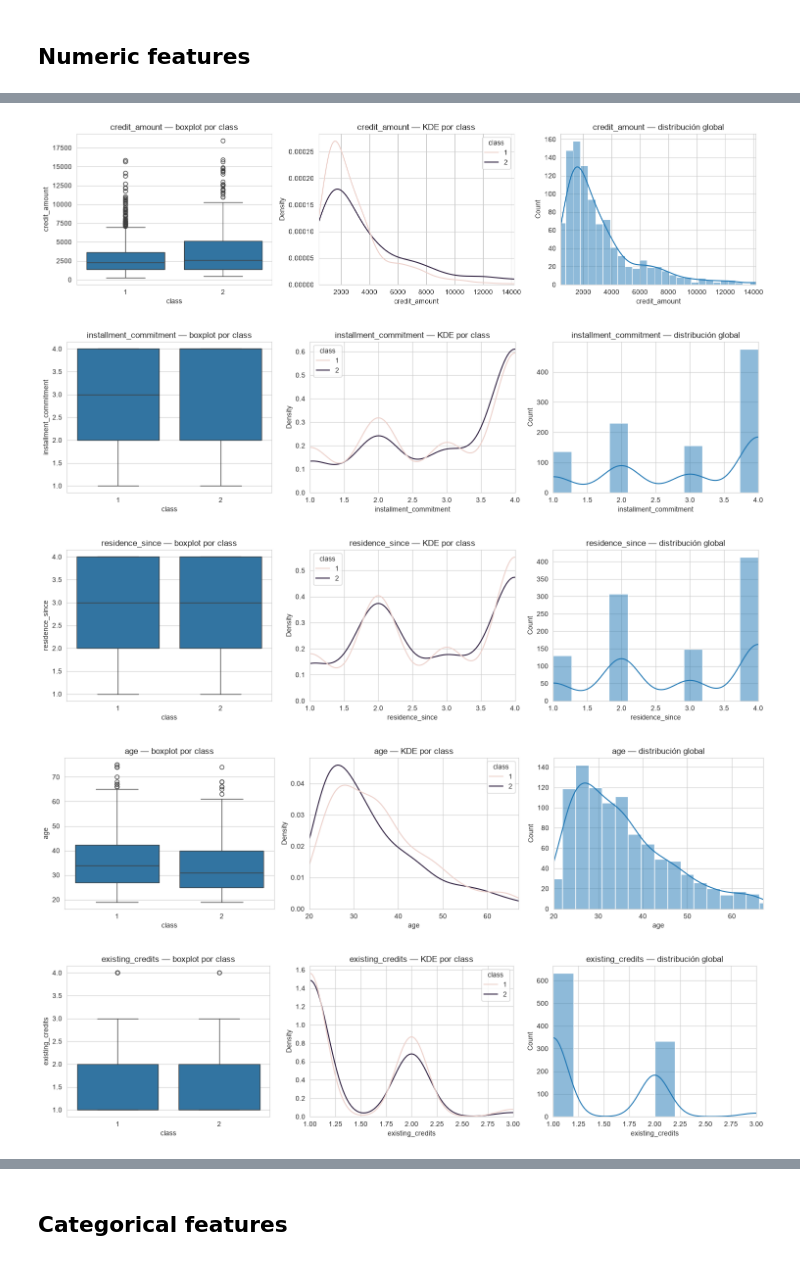
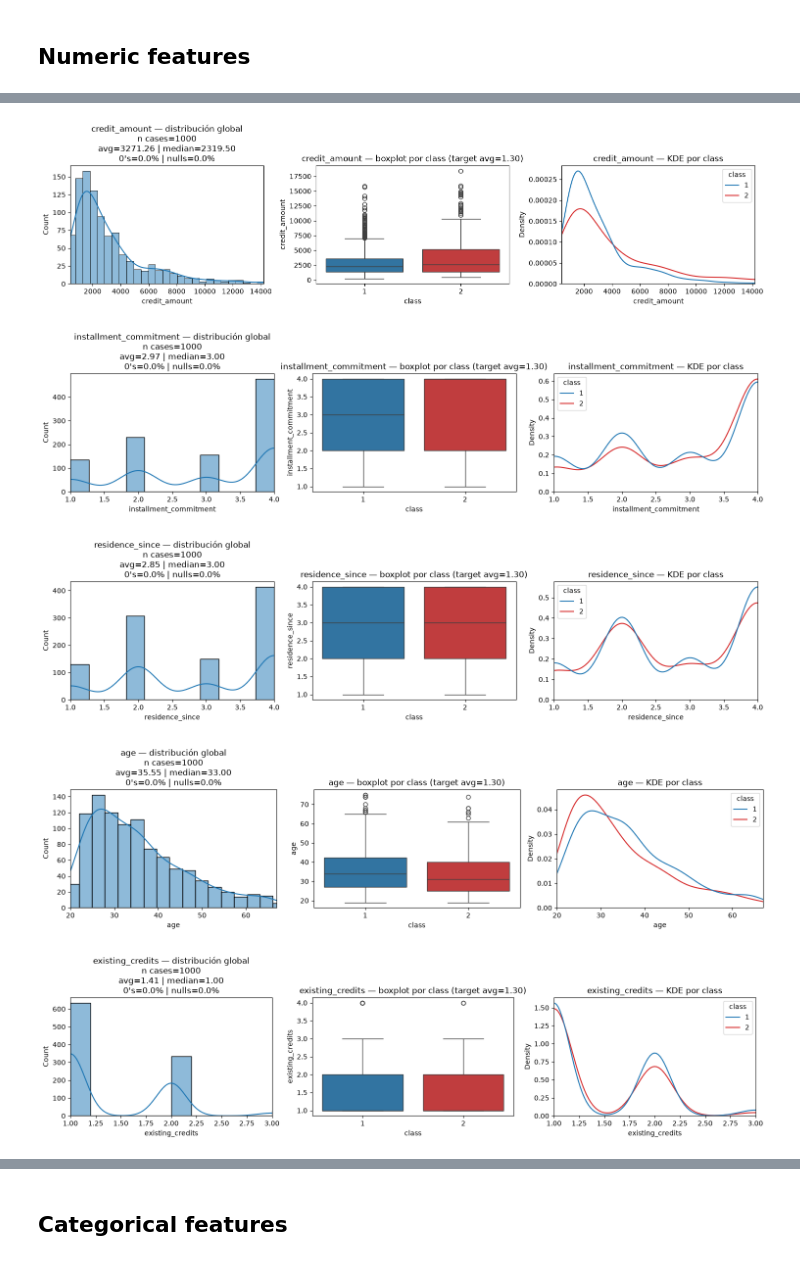
Before and after one commit to cafernandezp/ds-harness-template, a Jupyter notebook: playground/scripts/eda/eda_binary_target.ipynb, the cells around one changed output, grey strips where cells are left out. Saved outputs shown, nothing was run; the diff lists cells and outputs as text; code cells hidden in the pictures.

```diff
--- a/playground/scripts/eda/eda_binary_target.ipynb
+++ b/playground/scripts/eda/eda_binary_target.ipynb
@@ -91,6 +129,10 @@ numeric_features = X.select_dtypes(include="number").columns
 categorical_features = X.select_dtypes(exclude="number").columns
 # %% [markdown]
 ## Numeric features
+# %%
+decile_table = X[numeric_features].describe(
+    percentiles=[.01, .05, .10, .20, .30, .40, .50, .60, .70, .80, .90, .95, .99]
+).T
 # %%
 decile_table
 # %% [output]
@@ -103,21 +145,43 @@ decile_table
 | existing_credits | 1000.0 | 1.407 | 0.577654 | 1.0 | 1.00 | 1.00 | 1.0 | 1.0 | 1.0 | 1.0 | 1.0 | ... |
 | num_dependents | 1000.0 | 1.155 | 0.362086 | 1.0 | 1.00 | 1.00 | 1.0 | 1.0 | 1.0 | 1.0 | 1.0 | ... |
 # %%
+majority_class = y.value_counts().idxmax()
+minority_class = y.value_counts().idxmin()
+class_palette = {majority_class: "tab:blue", minority_class: "tab:red"}
+target_avg = y.mean()
+
 for col in numeric_features:
     p01, p99 = decile_table.loc[col, ["1%", "99%"]]
 
+    n_cases = df[col].notna().sum()
+    avg = df[col].mean()
+    median = df[col].median()
+    pct_zeros = (df[col] == 0).mean()
+    pct_nulls = df[col].isna().mean()
+
     fig, axes = plt.subplots(1, 3, figsize=(15, 4))
 
-    sns.boxplot(x=target_col, y=col, data=df, ax=axes[0])
-    axes[0].set_title(f"{col} — boxplot por {target_col}")
+    sns.histplot(data=df, x=col, kde=True, ax=axes[0])
+    axes[0].set_xlim(p01, p99)
+    axes[0].set_title(
+        f"{col} — distribución global\n"
+        f"n cases={n_cases}\n"
+        f"avg={avg:.2f} | median={median:.2f}\n"
+        f"0's={pct_zeros:.1%} | nulls={pct_nulls:.1%}"
+    )
 
-    sns.kdeplot(data=df, x=col, hue=target_col, common_norm=False, ax=axes[1])
-    axes[1].set_xlim(p01, p99)
-    axes[1].set_title(f"{col} — KDE por {target_col}")
+    sns.boxplot(
+        x=target_col, y=col, data=df, hue=target_col,
+        palette=class_palette, legend=False, ax=axes[1],
+    )
+    axes[1].set_title(f"{col} — boxplot por {target_col} (target avg={target_avg:.2f})")
 
-    sns.histplot(data=df, x=col, kde=True, ax=axes[2])
+    sns.kdeplot(
+        data=df, x=col, hue=target_col, common_norm=False,
+        palette=class_palette, ax=axes[2],
+    )
     axes[2].set_xlim(p01, p99)
-    axes[2].set_title(f"{col} — distribución global")
+    axes[2].set_title(f"{col} — KDE por {target_col}")
 
     plt.tight_layout()
     plt.show()
@@ -126,5 +190,5 @@ for col in numeric_features:
-[figure, old version]
+[figure, new version]
-[figure, old version]
+[figure, new version]
-[figure, old version]
+[figure, new version]
-[figure, old version]
+[figure, new version]
-[figure, old version]
+[figure, new version]
```
Also changed, not shown: parts of 15 cells of this notebook.
